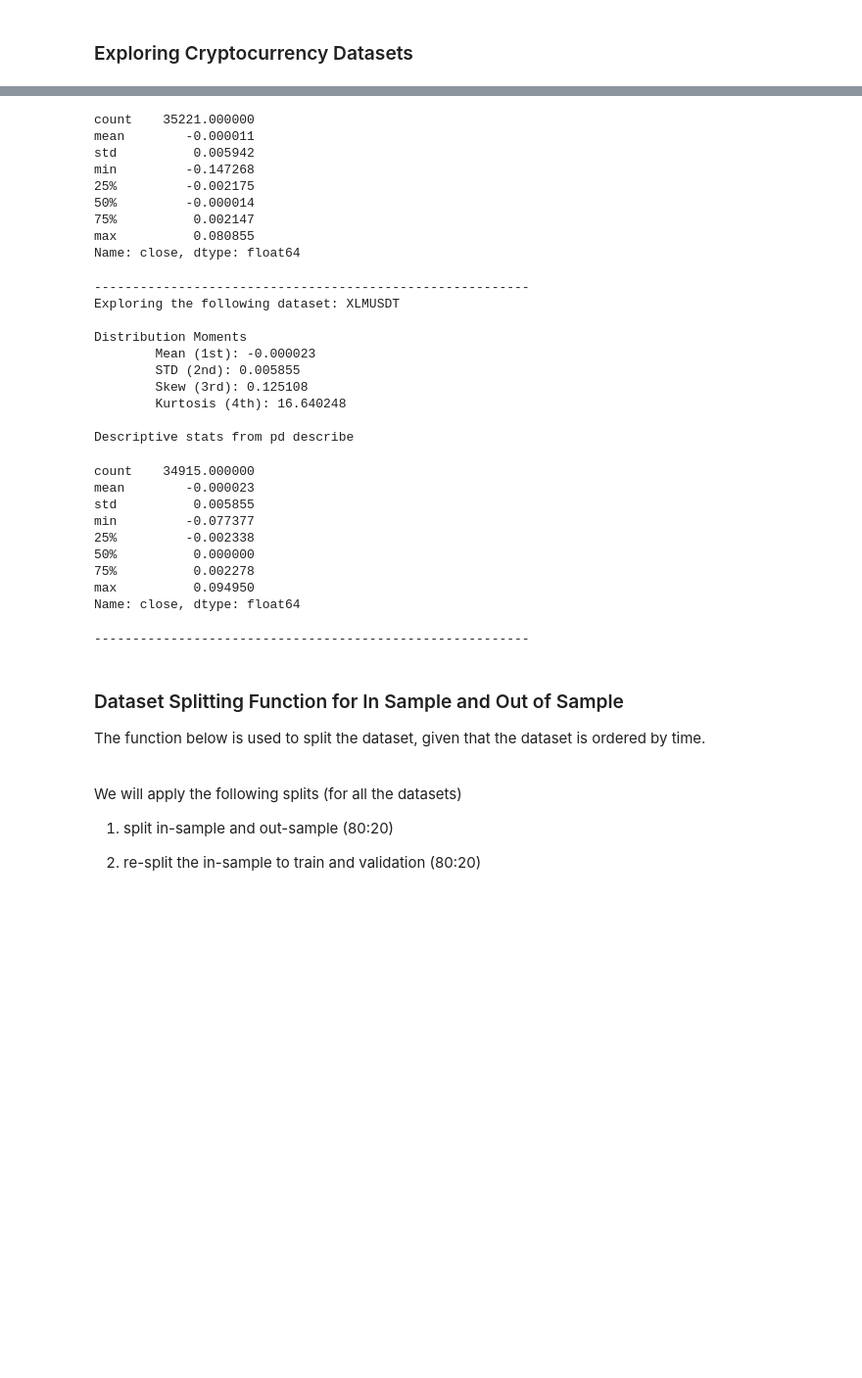
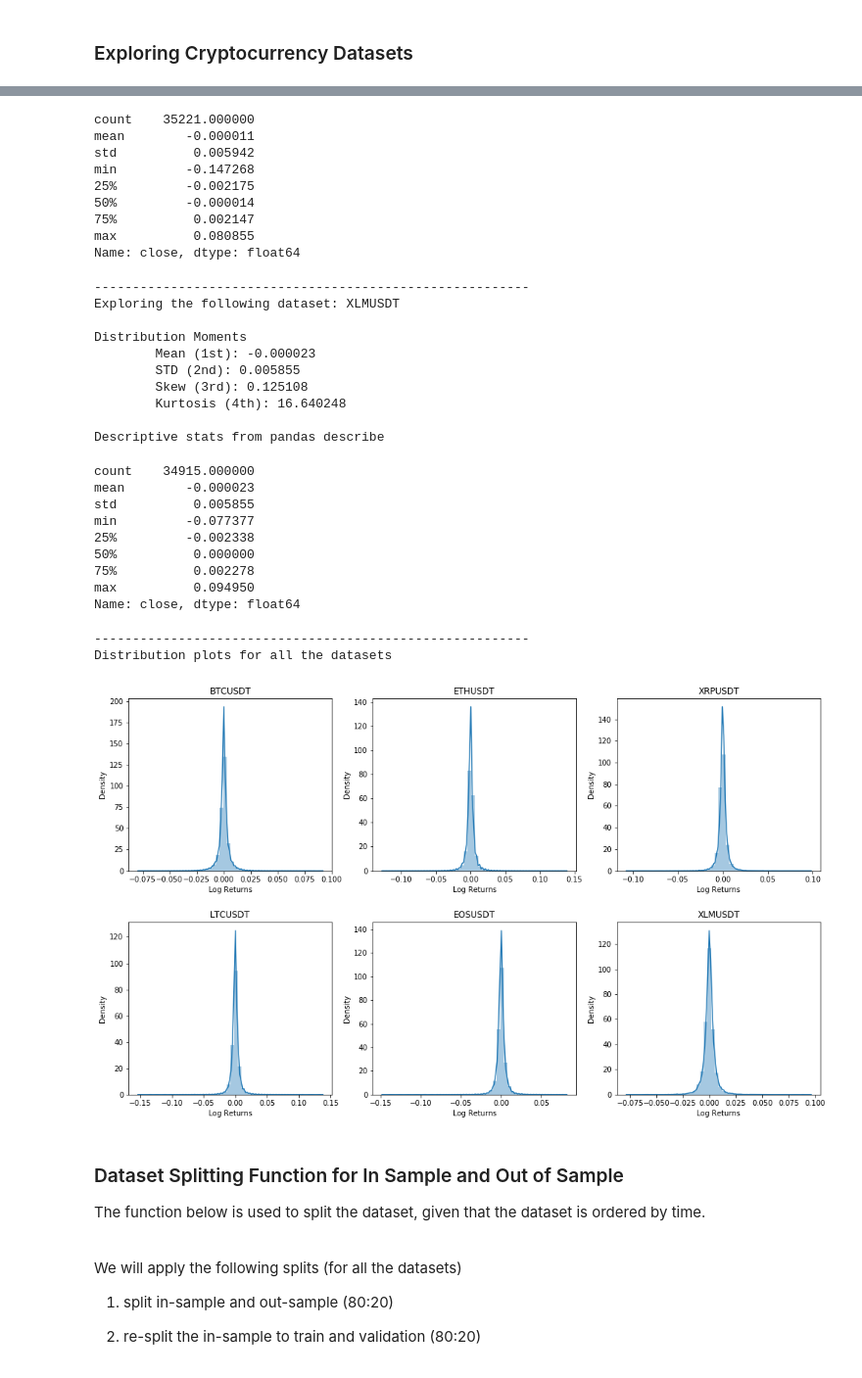
Before and after one commit to achmand/ari5123_assignment, a Jupyter notebook: src/algo_trading.ipynb, the cells around one changed output, grey strips where cells are left out. Shown at 98% size. Saved outputs shown, nothing was run; the diff lists cells and outputs as text; code cells hidden in the pictures; blank space fills up the shorter version.

```diff
--- a/src/algo_trading.ipynb
+++ b/src/algo_trading.ipynb
@@ -136,6 +139,11 @@ dtype: object
 
 # decimal places
 ndigits = 6
+
+# to plot prob distribution
+i = 1
+fig = plt.figure(figsize=(17,10))
+fig.subplots_adjust(hspace=0.3, wspace=0.2)
 
 # loop in all the datasets
 for key, value in pairs_dict.items():
@@ -164,9 +172,22 @@ for key, value in pairs_dict.items():
           "\n\tKurtosis (4th): {0}".format(round(ds_kurtosis, ndigits)))
 
     # print other stats from pandas describe
-    print("\nDescriptive stats from pd describe")
+    print("\nDescriptive stats from pandas describe")
     display(tmp_log_returns.describe())
+
+    # create subplot
+    ax = fig.add_subplot(2, 3, i)
+    ax.title.set_text(key)
+    ax.set_ylabel("Density")
+    ax.set_xlabel("Log Returns")
+    sns.distplot(tmp_log_returns.values, ax=ax)
+
+    i = i+1
     print("---------------------------------------------------------")
+
+# show plots
+print("Distribution plots for all the datasets")
+plt.show()
 # %% [output]
 Exploring the following dataset: BTCUSDT
 
@@ -256,32 +277,34 @@ Descriptive stats from pd describe
 count    35221.000000
 mean        -0.000011
 std          0.005942
 min         -0.147268
 25%         -0.002175
 50%         -0.000014
 75%          0.002147
 max          0.080855
 Name: close, dtype: float64
 ---------------------------------------------------------
 Exploring the following dataset: XLMUSDT
 
 Distribution Moments
         Mean (1st): -0.000023
         STD (2nd): 0.005855
         Skew (3rd): 0.125108
         Kurtosis (4th): 16.640248
 
-Descriptive stats from pd describe
+Descriptive stats from pandas describe
 count    34915.000000
 mean        -0.000023
 std          0.005855
 min         -0.077377
 25%         -0.002338
 50%          0.000000
 75%          0.002278
 max          0.094950
 Name: close, dtype: float64
 ---------------------------------------------------------
+Distribution plots for all the datasets
+[figure, added]
 # %% [markdown]
 ### Dataset Splitting Function for In Sample and Out of Sample
 
```
Also changed, not shown: parts of 6 cells of this notebook, 5 other files.
